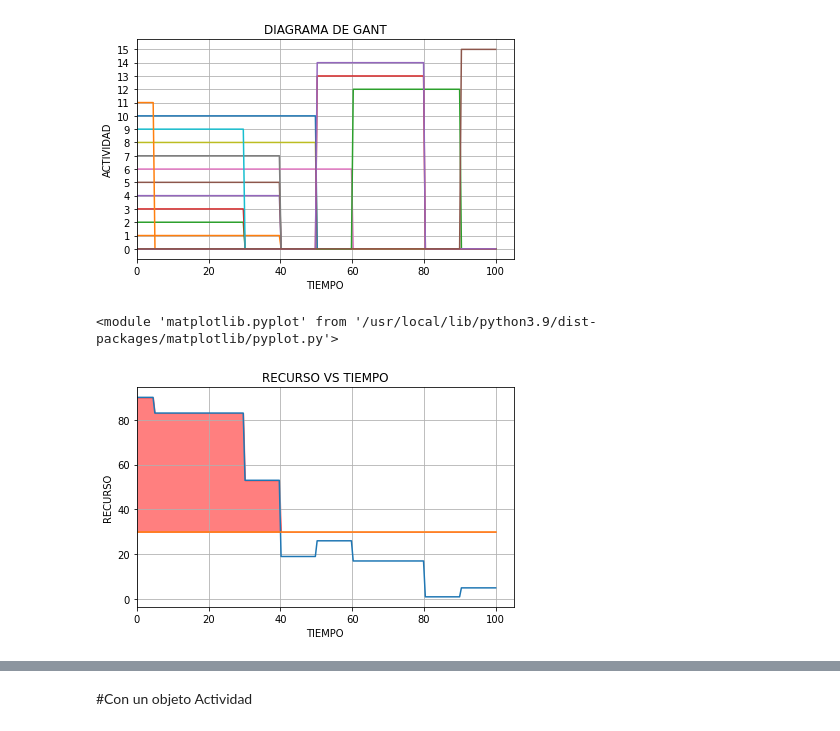
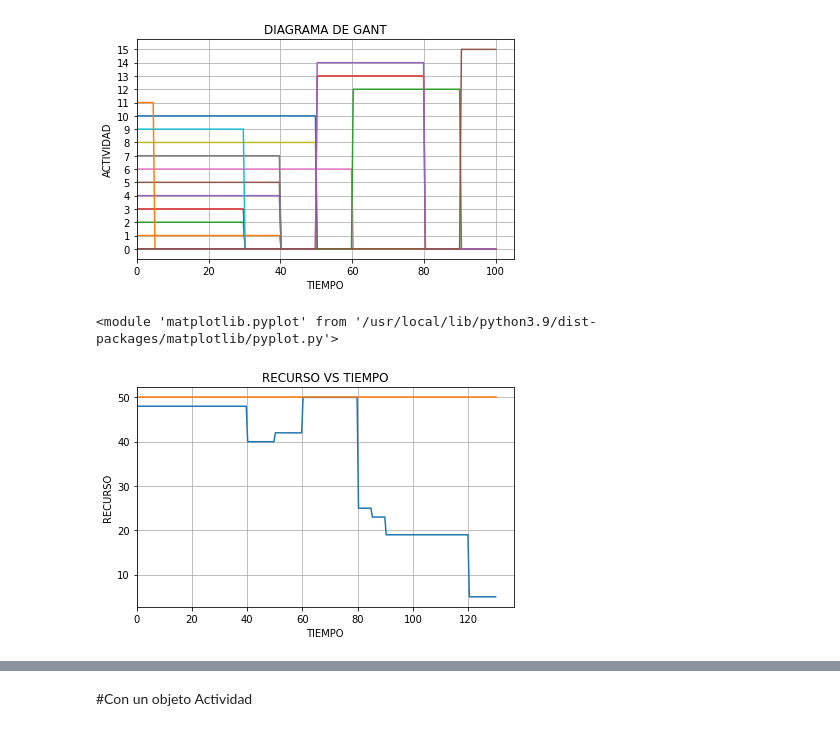
Before and after one commit to Michael-Jimenez-C/Investigaci-n-de-operaciones, a Jupyter notebook: pert.ipynb, the cells around one changed output, grey strips where cells are left out. Cells and saved outputs as stored; diff of their text form; code cells hidden in the pictures.

```diff
--- a/pert.ipynb
+++ b/pert.ipynb
@@ -8,7 +8,7 @@ import matplotlib.pyplot as plt
 df=pd.DataFrame({"Actividad":"1 2 3 4 5 6 7 8 9 10 11 12 13 14 15".split(" "),
                  "Tiempo":[40,30,30,40,40,60,40,50,30,50,5,30,30,30,10],
                  "dependencia":["0","0","0","0","0","0","0","0","0","0","0","2,3,4,5,6,7","8,9","10","1,11,12,13,14"],
-                 "recurso":[10,10,10,10,10,10,4,7,10,2,7,1,12,4,5]})
+                 "recurso":[5,8,8,10,10,10,8,10,10,10,2,7,7,14,5]})
 # %%
 df
 # %% [output]
@@ -233,7 +233,7 @@ s.gant()
 <module 'matplotlib.pyplot' from '/usr/local/lib/python3.9/dist-packages/matplotlib/pyplot.py'>
 [figure]
 # %%
-s.digrama_recurso_vs_tiempo(df["recurso"],30)
+s.digrama_recurso_vs_tiempo(df["recurso"],50)
 # %% [output]
 <module 'matplotlib.pyplot' from '/usr/local/lib/python3.9/dist-packages/matplotlib/pyplot.py'>
-[figure, old version]
+[figure, new version]
```
Also changed, not shown: parts of 6 cells of this notebook.
